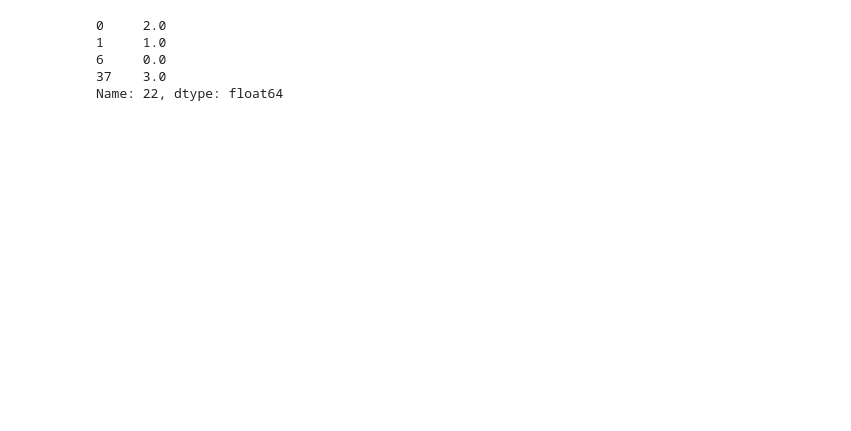
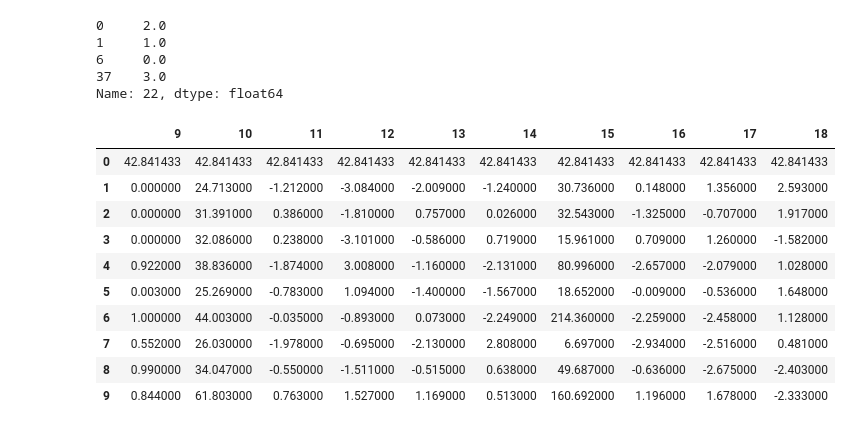
Before and after one commit to AntB95/ML, a Jupyter notebook: Project 1/Project_1_clean.ipynb, the cells around one changed output. Saved outputs shown, nothing was run; the diff lists cells and outputs as text; code cells hidden in the pictures; blank space fills up the shorter version.

```diff
--- a/Project 1/Project_1_clean.ipynb
+++ b/Project 1/Project_1_clean.ipynb
@@ -187,3 +194,18 @@ x_train_3[:,3] = np.sqrt(x_train_3[:,3])
+# %%
+df = pd.DataFrame(x_train_3)
+df[range(9,19)].head(10)
+# %% [output]
+|  | 9 | 10 | 11 | 12 | 13 | 14 | 15 | 16 | 17 | 18 |
+| 0 | 42.841433 | 42.841433 | 42.841433 | 42.841433 | 42.841433 | 42.841433 | 42.841433 | 42.841433 | 42.841433 | 42.841433 |
+| 1 | 0.000000 | 24.713000 | -1.212000 | -3.084000 | -2.009000 | -1.240000 | 30.736000 | 0.148000 | 1.356000 | 2.593000 |
+| 2 | 0.000000 | 31.391000 | 0.386000 | -1.810000 | 0.757000 | 0.026000 | 32.543000 | -1.325000 | -0.707000 | 1.917000 |
+| 3 | 0.000000 | 32.086000 | 0.238000 | -3.101000 | -0.586000 | 0.719000 | 15.961000 | 0.709000 | 1.260000 | -1.582000 |
+| 4 | 0.922000 | 38.836000 | -1.874000 | 3.008000 | -1.160000 | -2.131000 | 80.996000 | -2.657000 | -2.079000 | 1.028000 |
+| 5 | 0.003000 | 25.269000 | -0.783000 | 1.094000 | -1.400000 | -1.567000 | 18.652000 | -0.009000 | -0.536000 | 1.648000 |
+| 6 | 1.000000 | 44.003000 | -0.035000 | -0.893000 | 0.073000 | -2.249000 | 214.360000 | -2.259000 | -2.458000 | 1.128000 |
+| 7 | 0.552000 | 26.030000 | -1.978000 | -0.695000 | -2.130000 | 2.808000 | 6.697000 | -2.934000 | -2.516000 | 0.481000 |
+| 8 | 0.990000 | 34.047000 | -0.550000 | -1.511000 | -0.515000 | 0.638000 | 49.687000 | -0.636000 | -2.675000 | -2.403000 |
+| 9 | 0.844000 | 61.803000 | 0.763000 | 1.527000 | 1.169000 | 0.513000 | 160.692000 | 1.196000 | 1.678000 | -2.333000 |
 # %%
 df = pd.DataFrame(x_train_3)
 plt.figure(1, figsize = (20, 15))
```
Also changed, not shown: parts of 9 cells of this notebook, 3 other files.
